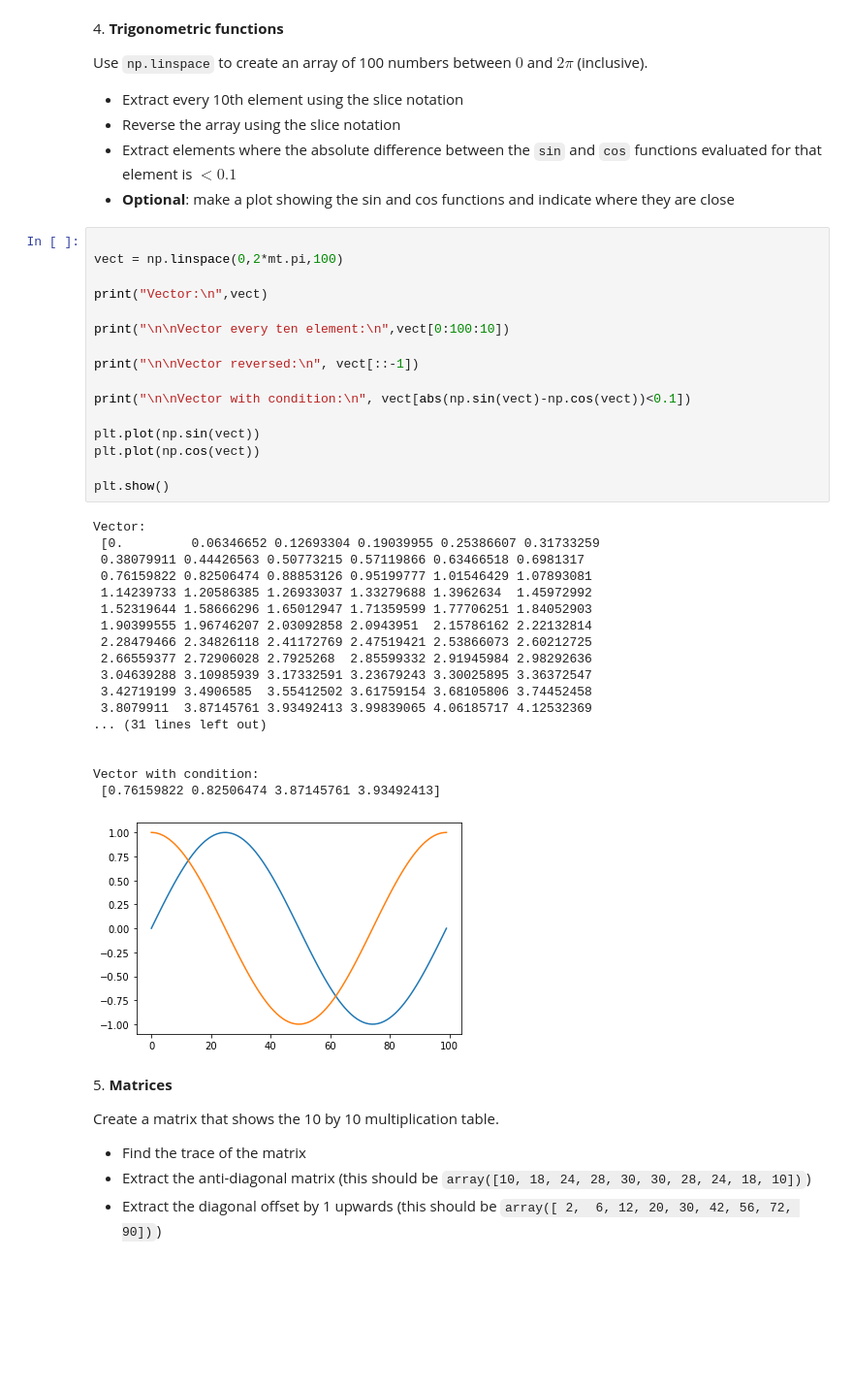
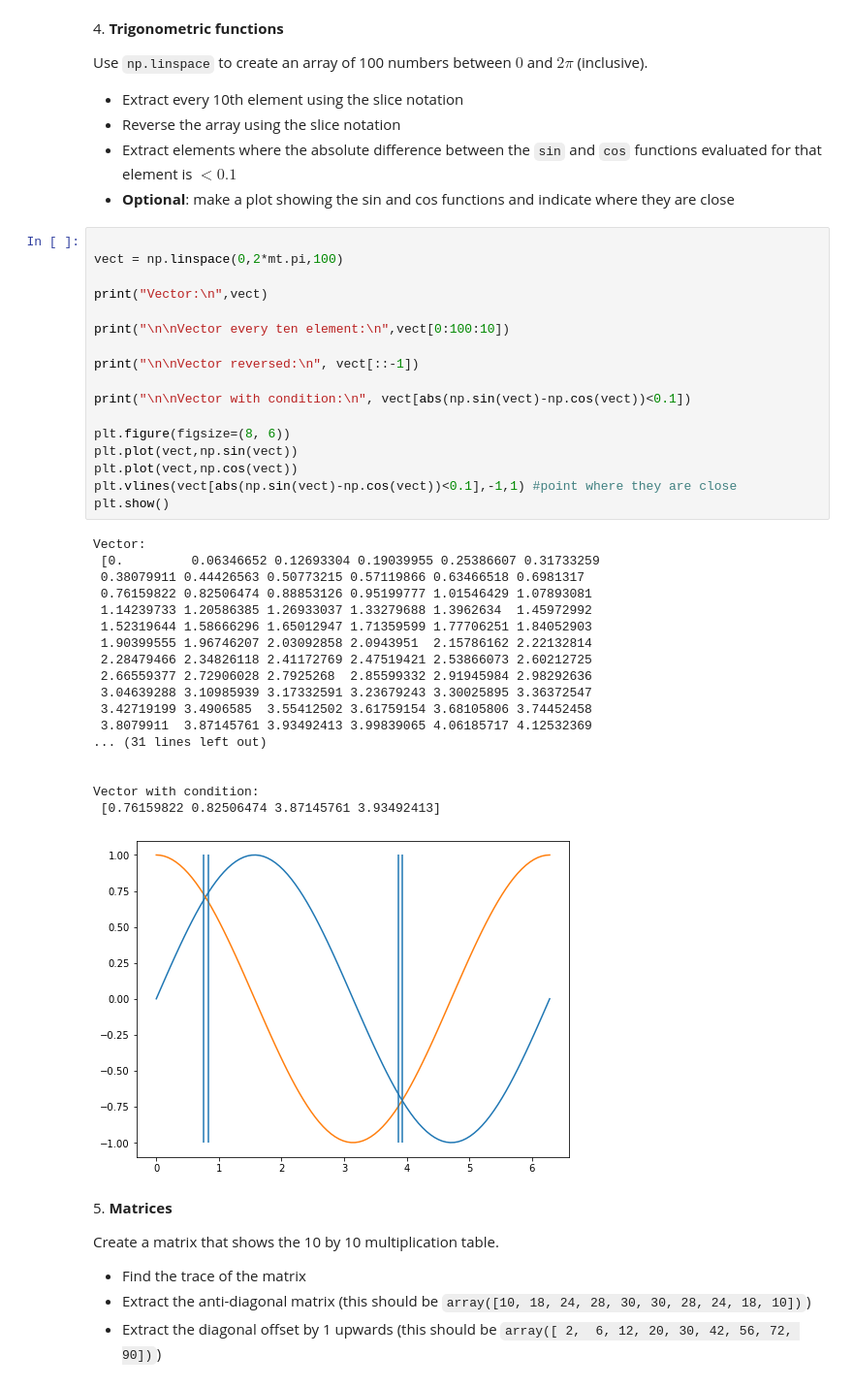
Before and after one commit to zucchett/ScientificComputingWithPython2022, a Jupyter notebook: Homeworks/lab4/04ex_numpy.ipynb, the cells around one changed output. Shown at 97% size. Saved outputs shown, nothing was run; the diff lists cells and outputs as text; blank space fills up the shorter version.

```diff
--- a/Homeworks/lab4/04ex_numpy.ipynb
+++ b/Homeworks/lab4/04ex_numpy.ipynb
@@ -139,37 +138,38 @@ Use `np.linspace` to create an array of 100 numbers between $0$ and $2\pi$ (incl
 
 vect = np.linspace(0,2*mt.pi,100)
 
 print("Vector:\n",vect)
 
 print("\n\nVector every ten element:\n",vect[0:100:10])
 
 print("\n\nVector reversed:\n", vect[::-1])
 
 print("\n\nVector with condition:\n", vect[abs(np.sin(vect)-np.cos(vect))<0.1])
 
-plt.plot(np.sin(vect))
-plt.plot(np.cos(vect))
-
+plt.figure(figsize=(8, 6))
+plt.plot(vect,np.sin(vect))
+plt.plot(vect,np.cos(vect))
+plt.vlines(vect[abs(np.sin(vect)-np.cos(vect))<0.1],-1,1) #point where they are close
 plt.show()
 # %% [output]
 Vector:
  [0.         0.06346652 0.12693304 0.19039955 0.25386607 0.31733259
  0.38079911 0.44426563 0.50773215 0.57119866 0.63466518 0.6981317
  0.76159822 0.82506474 0.88853126 0.95199777 1.01546429 1.07893081
  1.14239733 1.20586385 1.26933037 1.33279688 1.3962634  1.45972992
  1.52319644 1.58666296 1.65012947 1.71359599 1.77706251 1.84052903
  1.90399555 1.96746207 2.03092858 2.0943951  2.15786162 2.22132814
  2.28479466 2.34826118 2.41172769 2.47519421 2.53866073 2.60212725
  2.66559377 2.72906028 2.7925268  2.85599332 2.91945984 2.98292636
  3.04639288 3.10985939 3.17332591 3.23679243 3.30025895 3.36372547
  3.42719199 3.4906585  3.55412502 3.61759154 3.68105806 3.74452458
  3.8079911  3.87145761 3.93492413 3.99839065 4.06185717 4.12532369
 ... (31 lines left out)
 
 
 Vector with condition:
  [0.76159822 0.82506474 3.87145761 3.93492413]
-[figure, old version]
+[figure, new version]
 # %% [markdown]
 5\. **Matrices**
 
```
Also changed, not shown: parts of 7 cells of this notebook.
